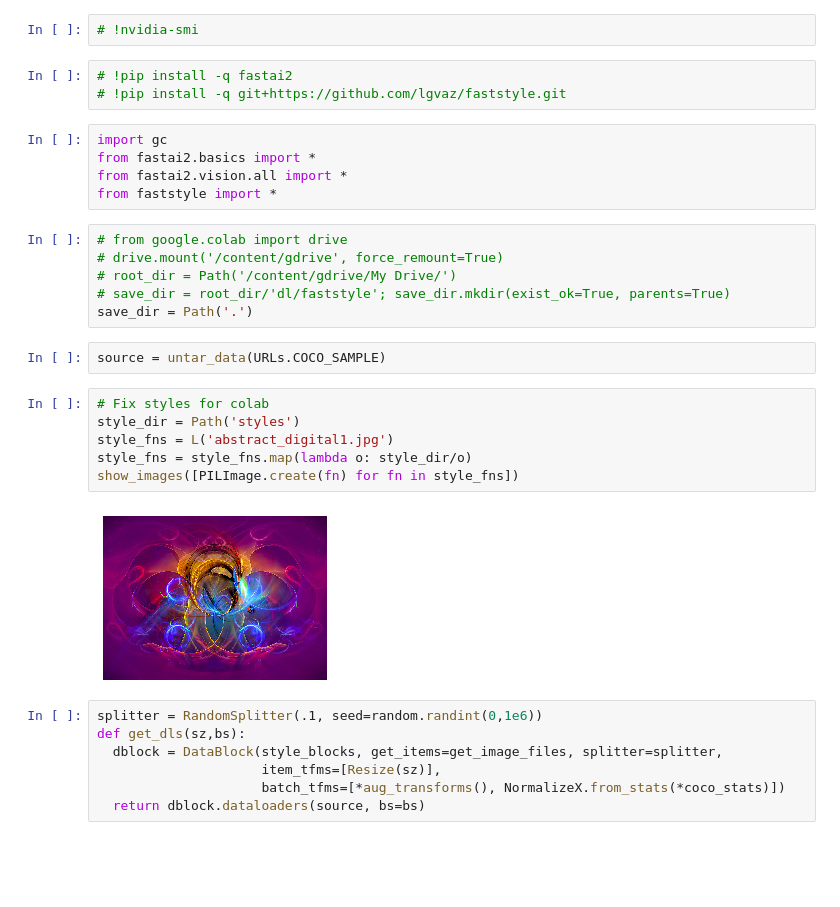
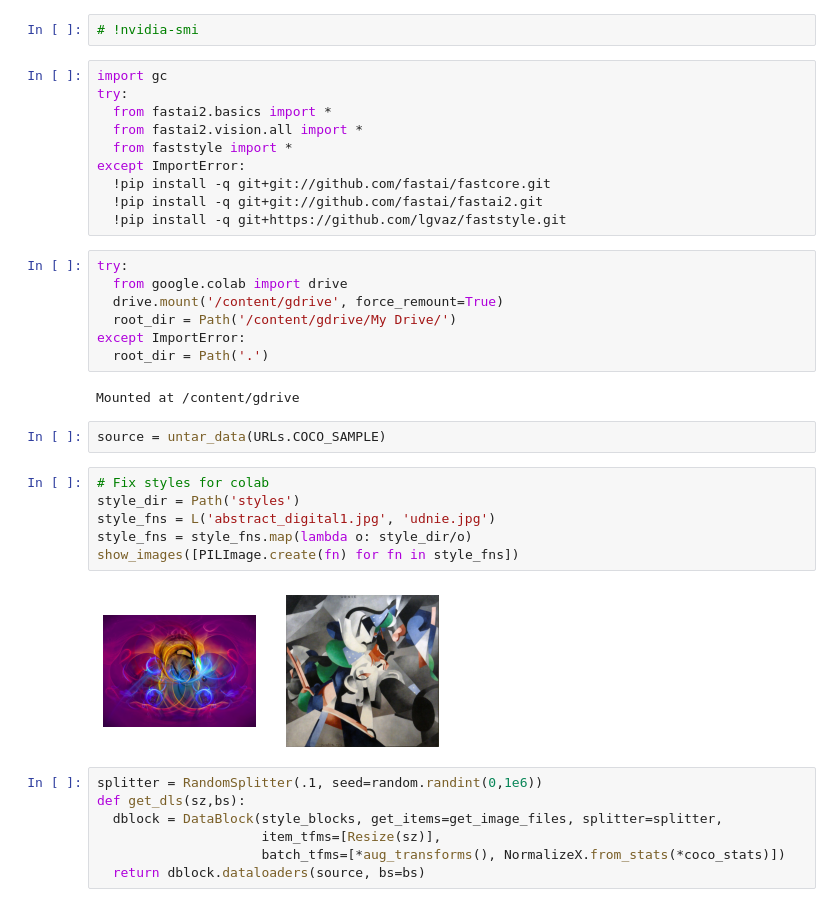
Before and after one commit to lgvaz/faststyle, a Jupyter notebook: examples/style_incremental_train.ipynb, the cells around one changed output. Drawn from its saved outputs; the diff is of its cells as text; blank space fills up the shorter version.

Commit message:
cleans imports and fixes model saving

```diff
--- a/examples/style_incremental_train.ipynb
+++ b/examples/style_incremental_train.ipynb
@@ -3,29 +3,34 @@
 # %%
 # !nvidia-smi
 # %%
-# !pip install -q fastai2
-# !pip install -q git+https://github.com/lgvaz/faststyle.git
+import gc
+try:
+  from fastai2.basics import *
+  from fastai2.vision.all import *
+  from faststyle import *
+except ImportError:
+  !pip install -q git+git://github.com/fastai/fastcore.git
+  !pip install -q git+git://github.com/fastai/fastai2.git
+  !pip install -q git+https://github.com/lgvaz/faststyle.git
-# %%
-import gc
-from fastai2.basics import *
-from fastai2.vision.all import *
-from faststyle import *
 # %%
-# from google.colab import drive
-# drive.mount('/content/gdrive', force_remount=True)
-# root_dir = Path('/content/gdrive/My Drive/')
-# save_dir = root_dir/'dl/faststyle'; save_dir.mkdir(exist_ok=True, parents=True)
-save_dir = Path('.')
+try:
+  from google.colab import drive
+  drive.mount('/content/gdrive', force_remount=True)
+  root_dir = Path('/content/gdrive/My Drive/')
+except ImportError:
+  root_dir = Path('.')
+# %% [output]
+Mounted at /content/gdrive
 # %%
 source = untar_data(URLs.COCO_SAMPLE)
 # %%
 # Fix styles for colab
 style_dir = Path('styles')
-style_fns = L('abstract_digital1.jpg')
+style_fns = L('abstract_digital1.jpg', 'udnie.jpg')
 style_fns = style_fns.map(lambda o: style_dir/o)
 show_images([PILImage.create(fn) for fn in style_fns])
 # %% [output]
-[figure, old version]
+[figure, new version]
 # %%
 splitter = RandomSplitter(.1, seed=random.randint(0,1e6))
 def get_dls(sz,bs):
```
Also changed, not shown: parts of 8 cells of this notebook.
